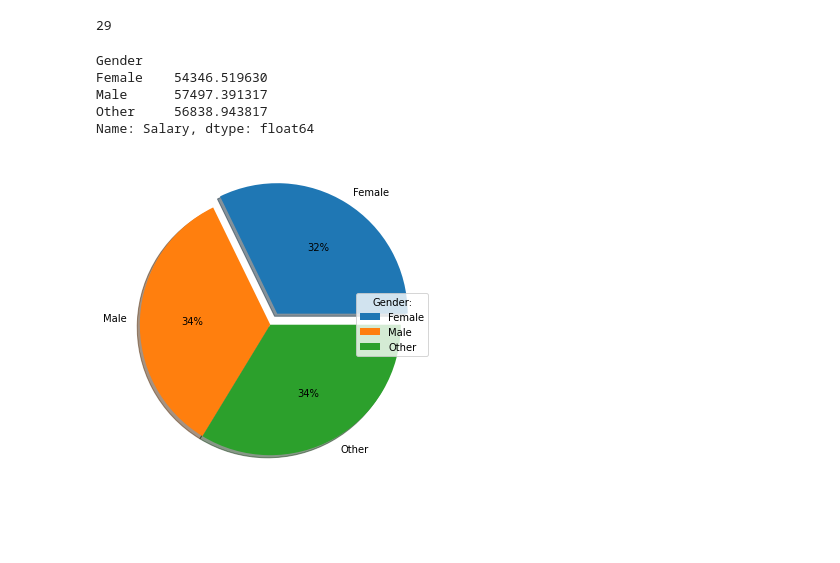
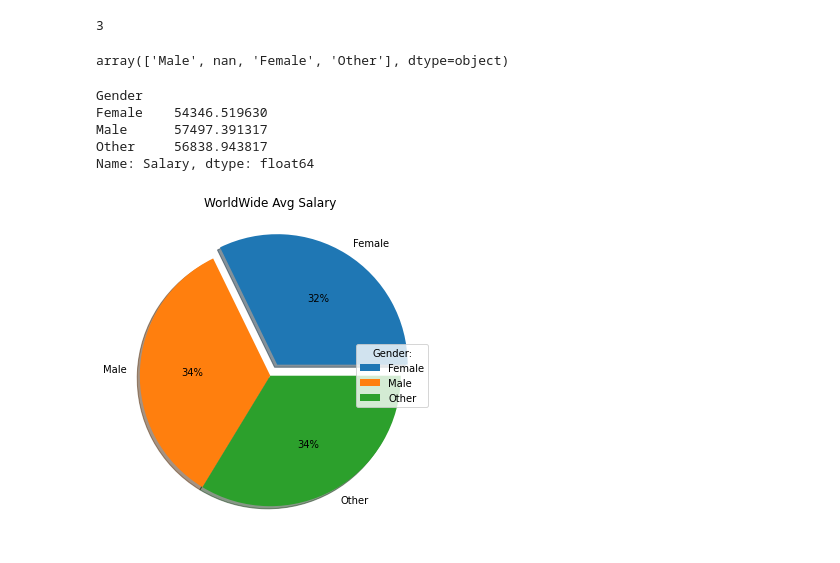
Before and after one commit to g-4-gagan/Developer-data-analysis, a Jupyter notebook: 3.Gender_Column_Analysis.ipynb, the cells around one changed output. Drawn from its saved outputs; the diff is of its cells as text; code cells hidden in the pictures; blank space fills up the shorter version.

Commit message:
Gender Analysis Done

```diff
--- a/3.Gender_Column_Analysis.ipynb
+++ b/3.Gender_Column_Analysis.ipynb
@@ -4,7 +4,7 @@ import pandas as pd
 import matplotlib.pyplot as plt
 import seaborn as sns
 # %%
-df = pd.read_csv('updatedDatasets/Update1.csv')
+df = pd.read_csv('updatedDatasets/Update2.csv')
 # %%
 df['Gender'].unique()
 # %% [output]
@@ -30,7 +30,7 @@ array(['Male', nan, 'Female', 'Gender non-conforming', 'Other',
 # %%
 df['Gender'].nunique()
 # %% [output]
-29
+3
 # %%
 def gender_sortner(x):
     if(x == 'Male' or x== 'Female' or pd.isna(x)):
@@ -38,6 +38,10 @@ def gender_sortner(x):
     else:
         return 'Other'
 df["Gender"] = df["Gender"].apply(gender_sortner)
+# %%
+df['Gender'].unique()
+# %% [output]
+array(['Male', nan, 'Female', 'Other'], dtype=object)
 # %%
 gender_groupby = df.groupby('Gender')
 # %%
@@ -51,9 +55,10 @@ Name: Salary, dtype: float64
 # %%
 fig, ax = plt.subplots(figsize =(8,6))
 ex = (0.1, 0.0, 0.0)
 plt.pie(gender_groupby['Salary'].mean(), labels =gender_groupby['Salary'].mean().index,
         autopct='%1.f%%', shadow = True,explode=ex)
 plt.legend(title = "Gender:",loc ="right")
+plt.title("WorldWide Avg Salary")
 plt.show()
 # %% [output]
-[figure, old version]
+[figure, new version]
```
Also changed, not shown: parts of 11 cells of this notebook, 2 other files.
